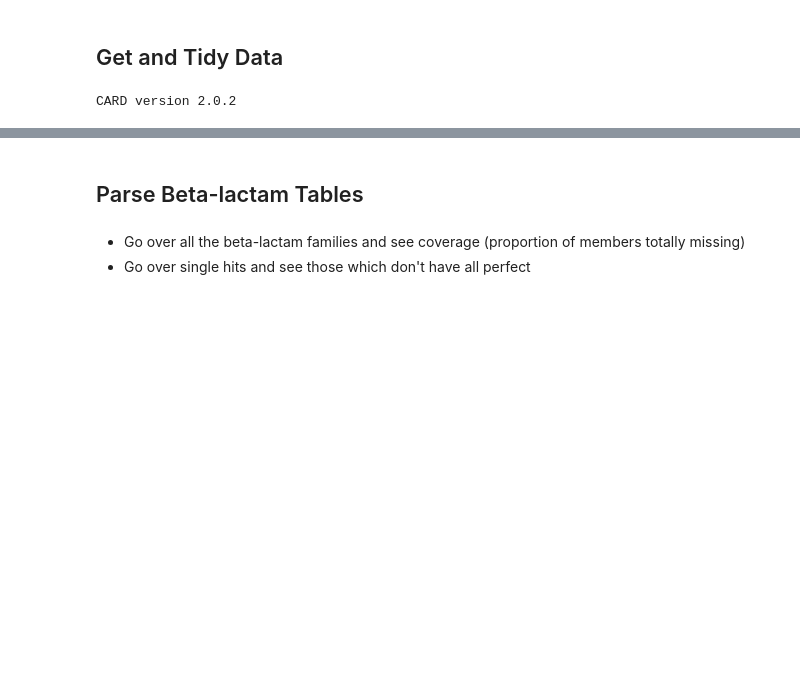
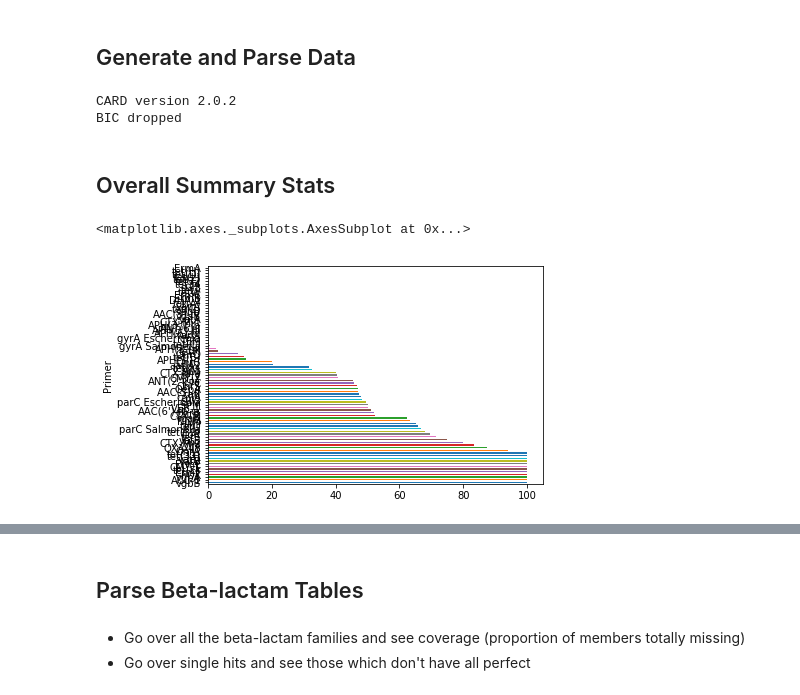
Before and after one commit to fmaguire/AMR_PCR, a Jupyter notebook: AMR PCR.ipynb, the cells around one changed output, grey strips where cells are left out. Drawn from its saved outputs; the diff is of its cells as text; code cells hidden in the pictures; blank space fills up the shorter version.

```diff
--- a/AMR PCR.ipynb
+++ b/AMR PCR.ipynb
@@ -14,13 +14,32 @@ reload(amr_pcr)
 # %% [markdown]
-## Get and Tidy Data
+## Generate and Parse Data
 # %%
 # read primer data
 primers = amr_pcr.read_primers('data/primers/tabula-333_primerliste-til-web-07-11-2013-9.tsv')
 
 # parse CARD
-card = amr_pcr.CARD('CARD/card.json')
+card = amr_pcr.CARD('data/CARD/card.json')
 
 # generate the vaware run script
 #amr_pcr.build_vaware_script(primers, 'primer_assessment', 3)
+
+# run the generated scripts
+#!bash run_vaware.sh
+
+# parse all data
+df = amr_pcr.parse_all_data(card, primers)
 # %% [output]
 CARD version 2.0.2
+BIC dropped
+# %% [markdown]
+## Overall Summary Stats
+# %%
+perfect_matches = df[df['Reason'] == 'Perfect'].groupby('Primer')['Reason'].count()
+total_per_primer = df.groupby('Primer').size()
+perc_perfect = perfect_matches / total_per_primer * 100
+# if na then no matches where found with perfect match
+perc_perfect = perc_perfect.fillna(0)
+perc_perfect.sort_values(ascending=False).plot(kind='barh')
+# %% [output]
+<matplotlib.axes._subplots.AxesSubplot at 0x...>
+[figure, added]
```
Also changed, not shown: parts of 8 cells of this notebook, 1 other file.
